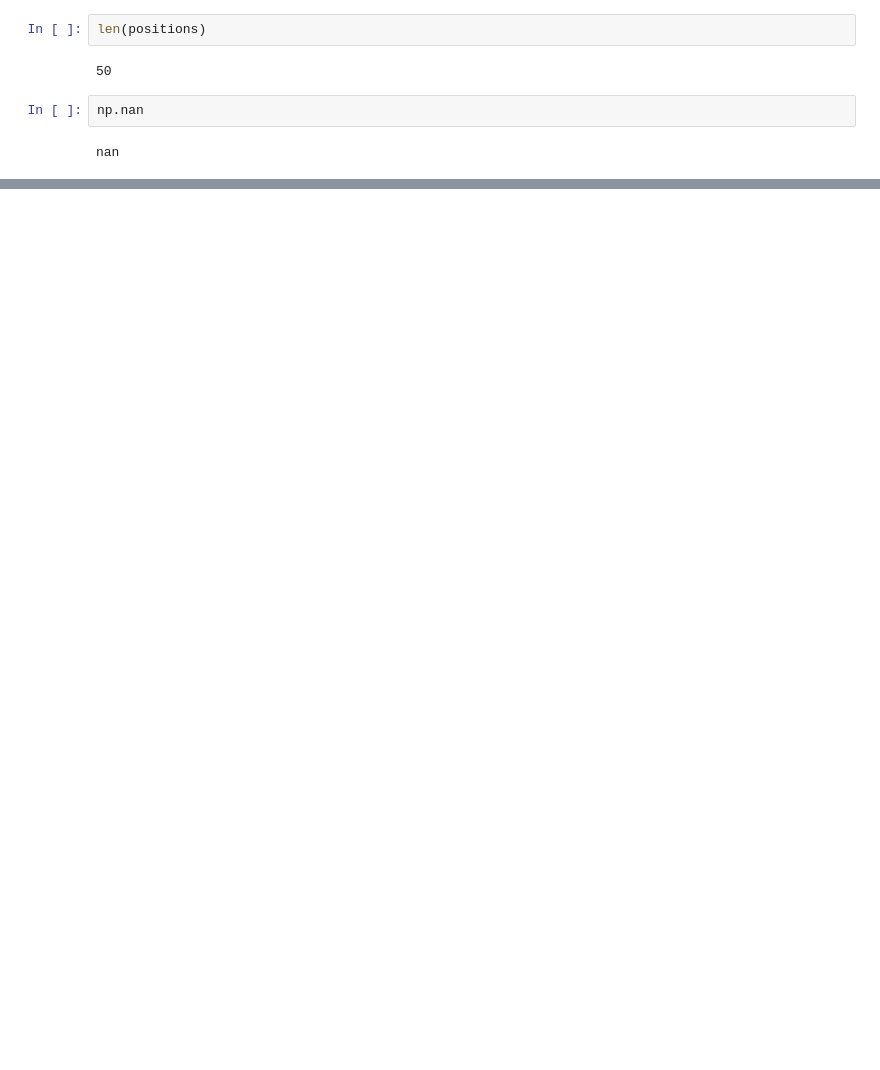
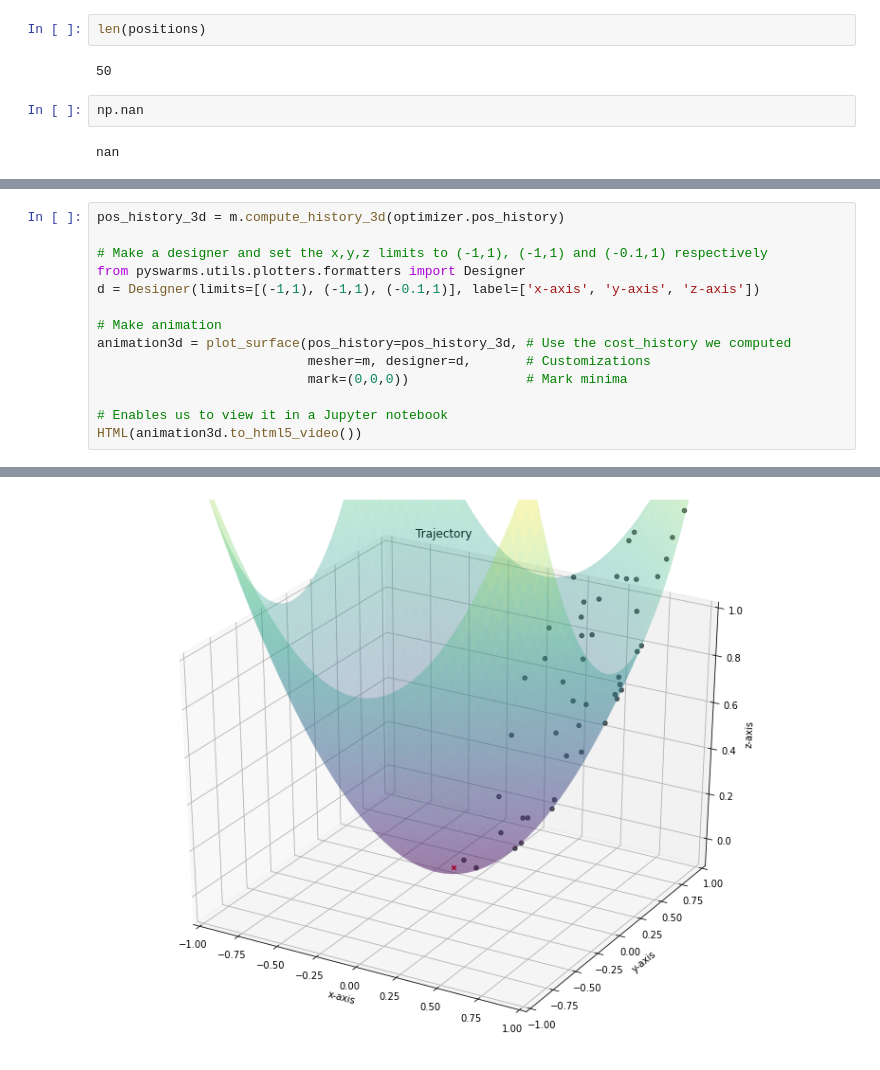
Before and after one commit to Poulami-Sarkar/Chaos-in-production-economics, a Jupyter notebook: PSO.ipynb, the cells around one changed output, grey strips where cells are left out. Cells and saved outputs as stored; diff of their text form; blank space fills up the shorter version.

```diff
--- a/PSO.ipynb
+++ b/PSO.ipynb
@@ -529,0 +573,15 @@ nan
+# %%
+pos_history_3d = m.compute_history_3d(optimizer.pos_history)
+
+# Make a designer and set the x,y,z limits to (-1,1), (-1,1) and (-0.1,1) respectively
+from pyswarms.utils.plotters.formatters import Designer
+d = Designer(limits=[(-1,1), (-1,1), (-0.1,1)], label=['x-axis', 'y-axis', 'z-axis'])
+
+# Make animation
+animation3d = plot_surface(pos_history=pos_history_3d, # Use the cost_history we computed
+                           mesher=m, designer=d,       # Customizations
+                           mark=(0,0,0))               # Mark minima
+
+# Enables us to view it in a Jupyter notebook
+HTML(animation3d.to_html5_video())
+# %% [output]
@@ -529,0 +591 @@ nan
+[figure, added]
```
Also changed, not shown: parts of 11 cells of this notebook, 26 other files.
